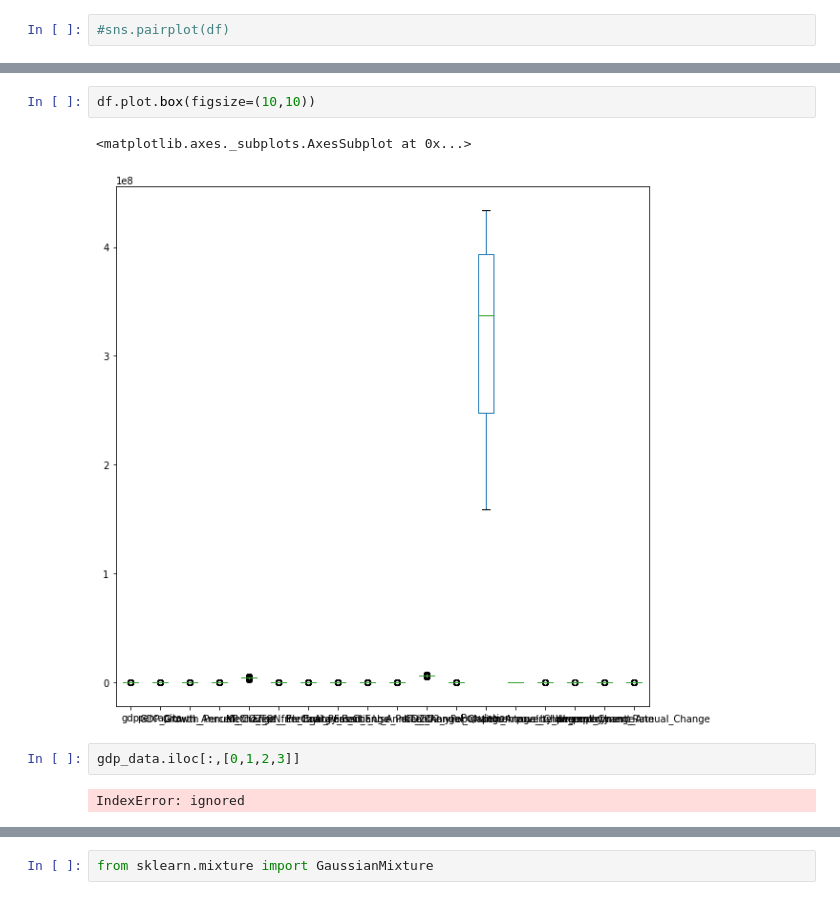
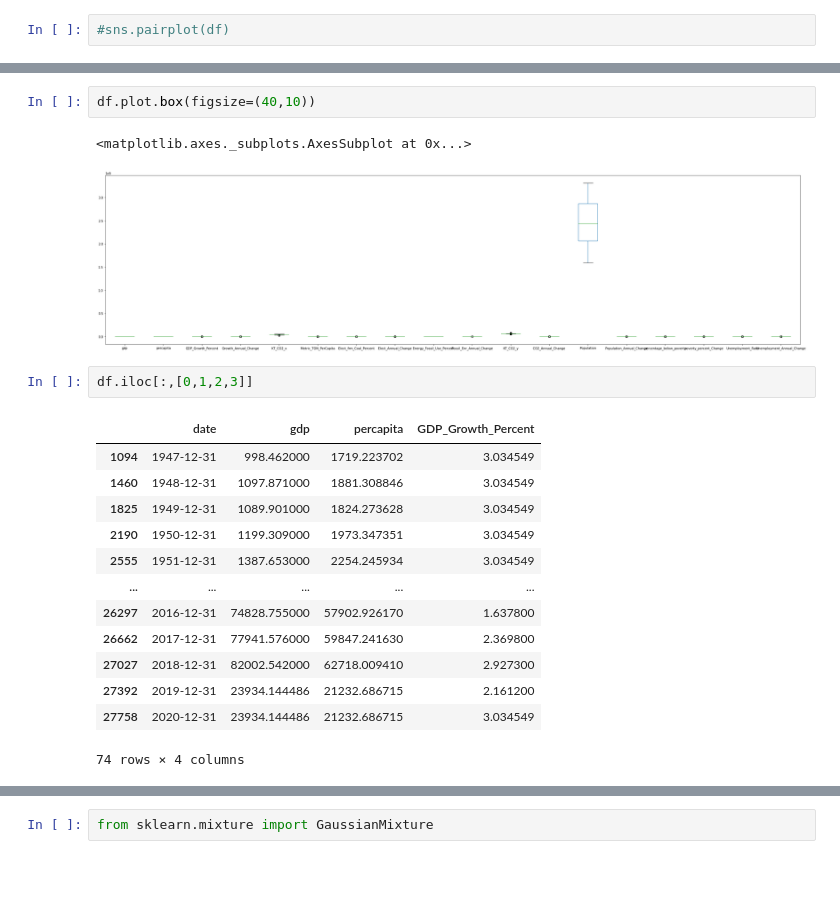
Before and after one commit to raghavadevarajeurs/DeepLearning, a Jupyter notebook: Assignment1/Machine_Learning_KMeans.ipynb, the cells around one changed output, grey strips where cells are left out. Saved outputs shown, nothing was run; the diff lists cells and outputs as text; blank space fills up the shorter version.

```diff
--- a/Assignment1/Machine_Learning_KMeans.ipynb
+++ b/Assignment1/Machine_Learning_KMeans.ipynb
@@ -265,9 +265,21 @@ df.plot(kind='hist',bins=50,figsize=(12,6))
 # %%
-df.plot.box(figsize=(10,10))
+df.plot.box(figsize=(40,10))
 # %% [output]
 <matplotlib.axes._subplots.AxesSubplot at 0x...>
-[figure, old version]
+[figure, new version]
 # %%
-gdp_data.iloc[:,[0,1,2,3]]
+df.iloc[:,[0,1,2,3]]
 # %% [output]
+|  | date | gdp | percapita | GDP_Growth_Percent |
+| 1094 | 1947-12-31 | 998.462000 | 1719.223702 | 3.034549 |
+| 1460 | 1948-12-31 | 1097.871000 | 1881.308846 | 3.034549 |
+| 1825 | 1949-12-31 | 1089.901000 | 1824.273628 | 3.034549 |
+| 2190 | 1950-12-31 | 1199.309000 | 1973.347351 | 3.034549 |
+| 2555 | 1951-12-31 | 1387.653000 | 2254.245934 | 3.034549 |
+| ... | ... | ... | ... | ... |
+| 26297 | 2016-12-31 | 74828.755000 | 57902.926170 | 1.637800 |
+| 26662 | 2017-12-31 | 77941.576000 | 59847.241630 | 2.369800 |
+| 27027 | 2018-12-31 | 82002.542000 | 62718.009410 | 2.927300 |
+| 27392 | 2019-12-31 | 23934.144486 | 21232.686715 | 2.161200 |
+| 27758 | 2020-12-31 | 23934.144486 | 21232.686715 | 3.034549 |
-IndexError: ignored
+74 rows × 4 columns
```
Also changed, not shown: parts of 15 cells of this notebook.
